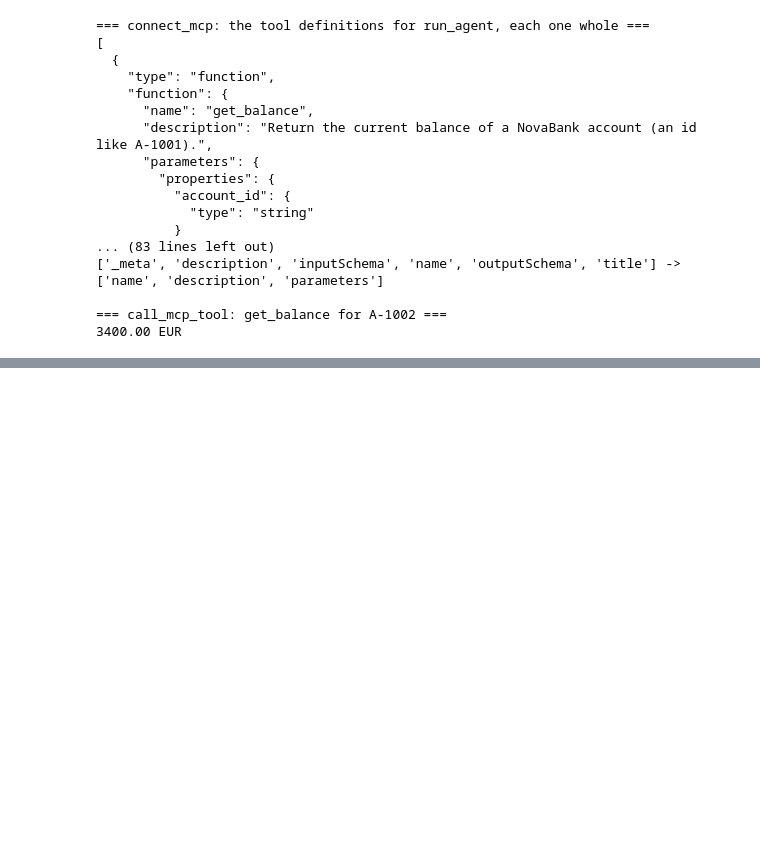
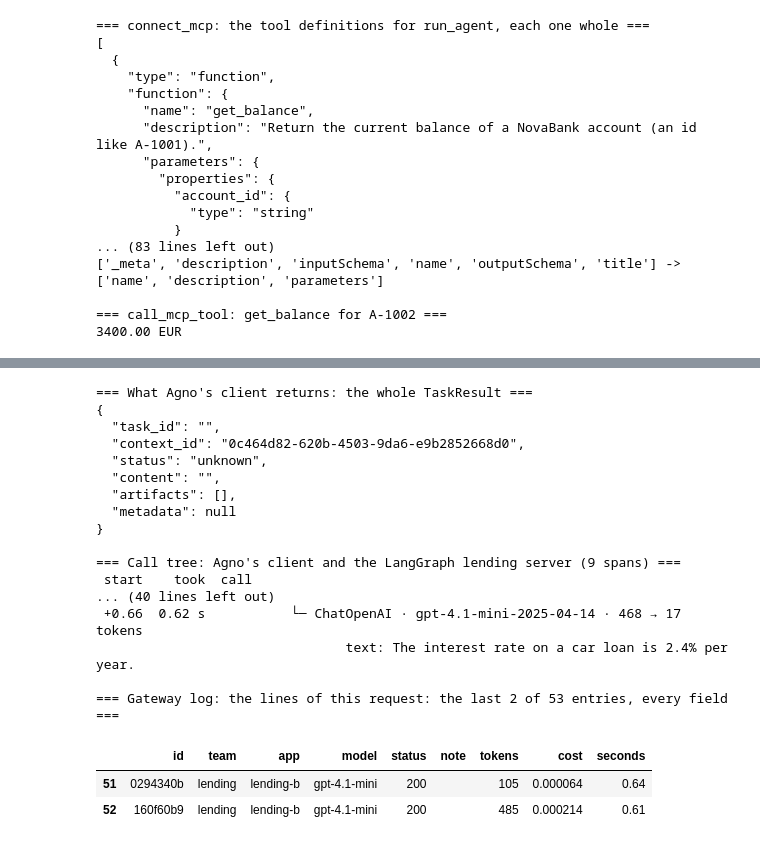
Before and after one commit to NikodemWojtczak/ai-engineer-course, a Jupyter notebook: notebooks/level_4_mcp_a2a_and_skills.ipynb, the cells around one changed output, grey strips where cells are left out. Cells and saved outputs as stored; diff of their text form; code cells hidden in the pictures; blank space fills up the shorter version.

```diff
--- a/notebooks/level_4_mcp_a2a_and_skills.ipynb
+++ b/notebooks/level_4_mcp_a2a_and_skills.ipynb
@@ -1825,0 +1802,24 @@ class LendingExecutor(AgentExecutor):
+# %%
+# The lending team's LangChain client of the toy gateway on 5140.
+lending_llm = ChatOpenAI(model="small", base_url=GATEWAY_URL, api_key="sk-team-lending", max_retries=0, use_responses_api=False,
+                         default_headers={"x-app": "lending-b"})
+lending_graph = create_agent(lending_llm, [search_handbook], system_prompt=LENDING_PROMPT)
+
+
+class LendingGraphExecutor(LendingExecutor):                        # cancel() as in Example 3.1
+    """The bridge between the A2A server and the LangGraph agent: it answers every message with a message."""
+
+    async def execute(self, context, event_queue):
+        state = {"messages": [{"role": "user", "content": context.get_user_input()}]}
+        result = await asyncio.to_thread(lending_graph.invoke, state)   # sync, in a worker thread: see the note below
+        await event_queue.enqueue_event(new_agent_text_message(result["messages"][-1].text, context.context_id))
+
+
+LENDING_GRAPH_CARD = LENDING_CARD.model_copy(update={"name": "NovaBank lending agent (LangGraph)",
+                                                     "url": "http://127.0.0.1:5143/"})   # the server on 5143 below
+LENDING_GRAPH_URL = a2a_server(LENDING_GRAPH_CARD, LendingGraphExecutor(), port=5143)   # 5143: LangGraph in the SDK (Layer B)
+
+reply = await a2a_send(LENDING_GRAPH_URL, "What is the interest rate on a car loan?")   # the SDK's client → 5143
+raw_reply = a2a_wire[-1]["reply"]                                   # the reply as it crossed the wire (Example 3.9)
+print("=== The LangGraph lending agent's reply, as it crossed the wire ===")
+print(json.dumps(raw_reply, indent=2))
@@ -2083,0 +2002,35 @@ A2A ([T 3.2](#t3-2)).
+# %%
+BREAK_QUESTION = "What is the interest rate on a car loan?"
+started = len(gateway_log)
+# Our root span around Agno's client and the LangGraph lending server on 5143.
+with tracer.start_as_current_span("Agno's A2AClient.send_message → http://127.0.0.1:5143") as root:
+    # Agno's A2A client → the SDK server on 5143 (LangGraph, Example 3.6); the headers carry our trace id.
+    agno_reply = await A2AClient(base_url="http://127.0.0.1:5143", protocol="json-rpc").send_message(
+        BREAK_QUESTION, headers=trace_headers())
+print("=== What Agno's client returns: the whole TaskResult ===")
+print(json.dumps(vars(agno_reply), indent=2, default=str))
+print()
+show_trace(root, "Agno's client and the LangGraph lending server")
+print()
+show_log(len(gateway_log) - started, "Gateway log: the lines of this request")
+# %% [output]
+=== What Agno's client returns: the whole TaskResult ===
+{
+  "task_id": "",
+  "context_id": "0c464d82-620b-4503-9da6-e9b2852668d0",
+  "status": "unknown",
+  "content": "",
+  "artifacts": [],
+  "metadata": null
+}
+
+=== Call tree: Agno's client and the LangGraph lending server (9 spans) ===
+ start    took  call
+... (40 lines left out)
+ +0.66  0.62 s           └─ ChatOpenAI · gpt-4.1-mini-2025-04-14 · 468 → 17 tokens
+                                text: The interest rate on a car loan is 2.4% per year.
+
+=== Gateway log: the lines of this request: the last 2 of 53 entries, every field ===
+|  | id | team | app | model | status | note | tokens | cost | seconds |
+| 51 | 0294340b | lending | lending-b | gpt-4.1-mini | 200 |  | 105 | 0.000064 | 0.64 |
+| 52 | 160f60b9 | lending | lending-b | gpt-4.1-mini | 200 |  | 485 | 0.000214 | 0.61 |
```
Also changed, not shown: parts of 237 cells of this notebook, 10 other files.
